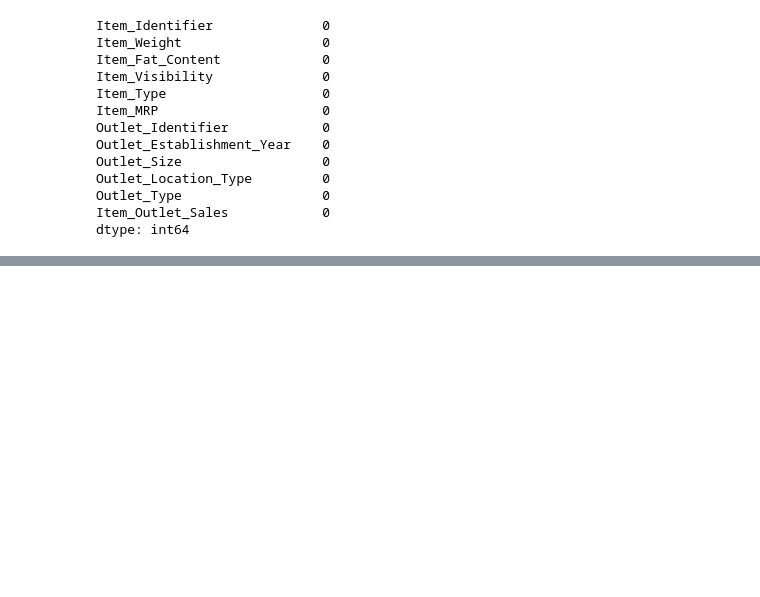
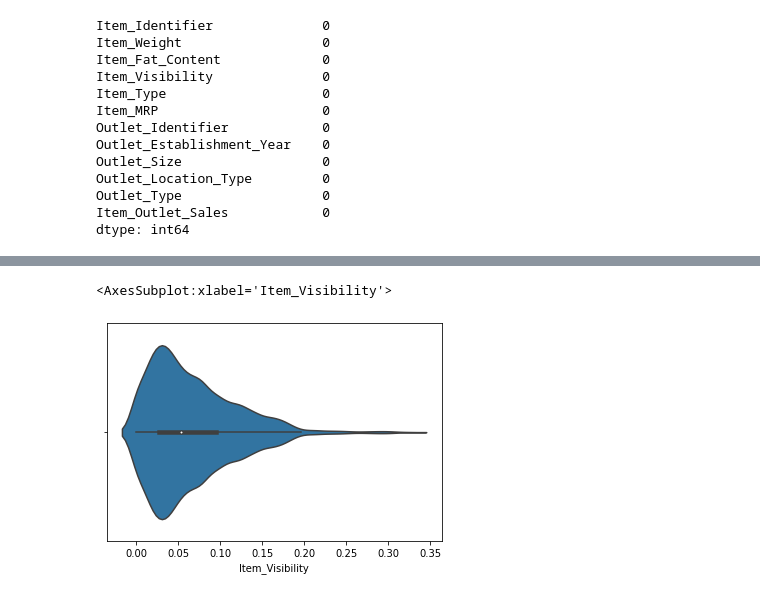
Before and after one commit to Technocolabs100/BigMart-Product-Outlet-Sales-Analysis-and-Prediction, a Jupyter notebook: Product-Outlet-Sales.ipynb, the cells around one changed output, grey strips where cells are left out. Cells and saved outputs as stored; diff of their text form; code cells hidden in the pictures; blank space fills up the shorter version.

```diff
--- a/Product-Outlet-Sales.ipynb
+++ b/Product-Outlet-Sales.ipynb
@@ -186,0 +238,6 @@ In this step data visualization is done.
+# %%
+import seaborn as sns
+sns.violinplot(data=Data_train_copy,x=Data_train_copy.Item_Visibility)
+# %% [output]
+<AxesSubplot:xlabel='Item_Visibility'>
+[figure, added]
```
Also changed, not shown: parts of 56 cells of this notebook.
